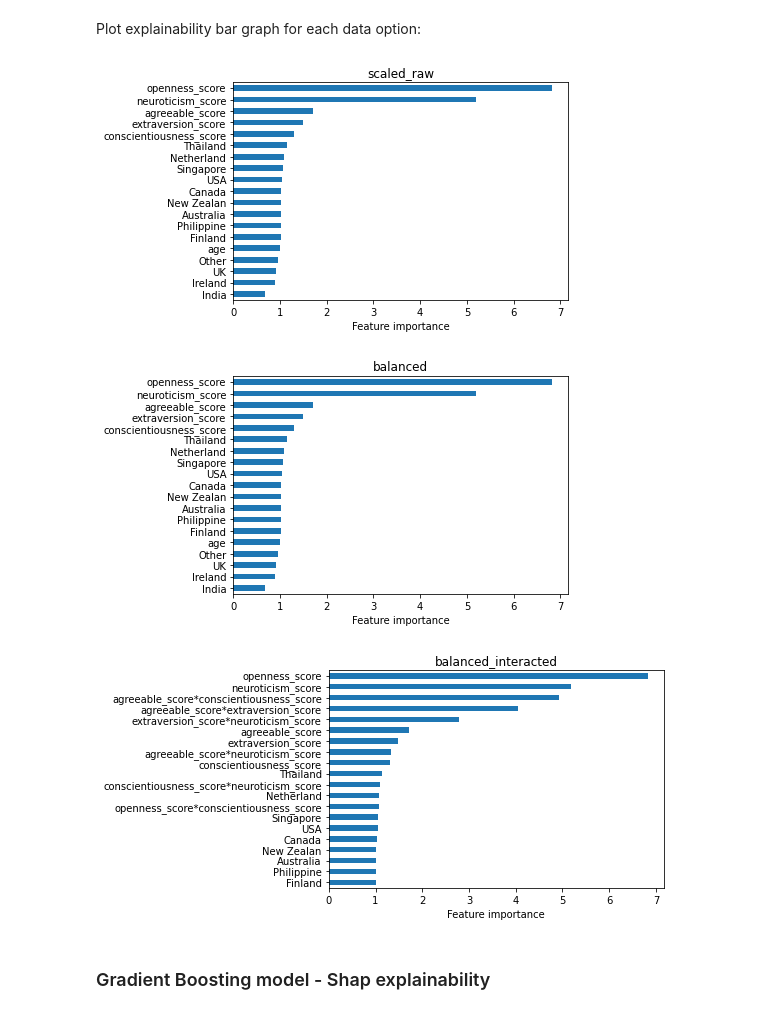
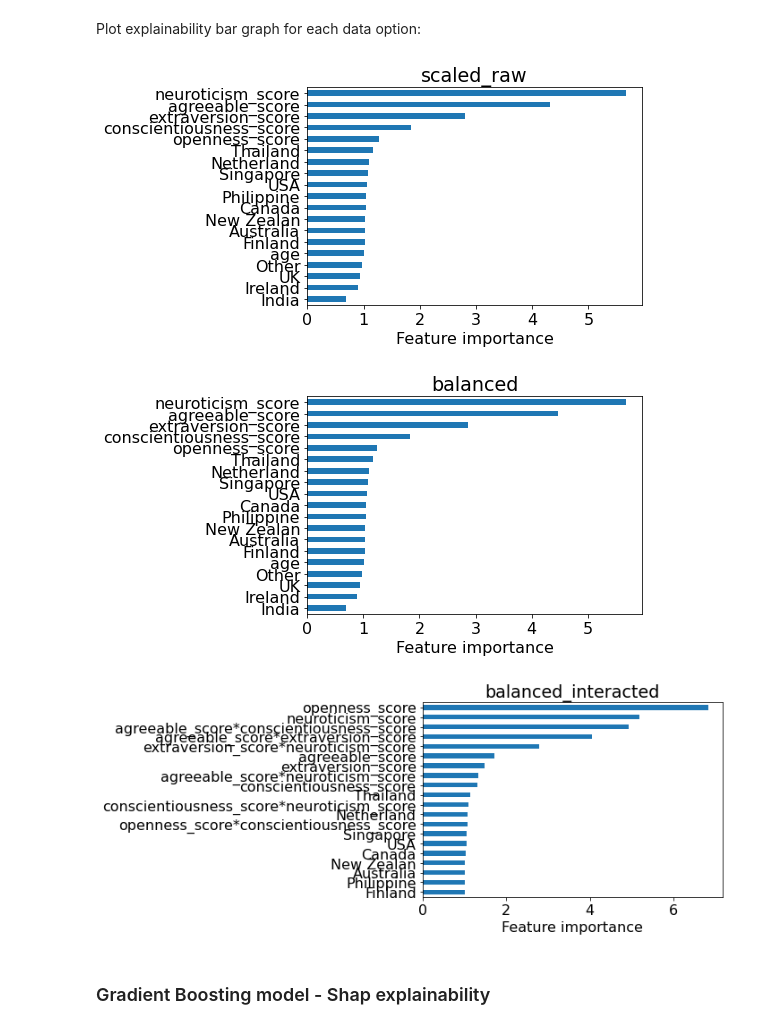
Before and after one commit to efratkohen/Big_five, a Jupyter notebook: final-draft.ipynb, the cells around one changed output. Drawn from its saved outputs; the diff is of its cells as text; code cells hidden in the pictures.

```diff
--- a/final-draft.ipynb
+++ b/final-draft.ipynb
@@ -729,26 +723,26 @@ The interacted features didn't improve the prediction significantly.
 Calaulate Logistic Regression explainability by odds ratio equation:
 $\frac{Odds_{X_{j+1}}}{Odds_{X_{j}}} = e^{β_{j}}$
 # %%
-def explainability_Logistic_Regression (coef: np.array, delta: float):
+def explainability_Logistic_Regression (delta: float, model):
     value = []
+    coef = model.coef_
     for i in range(coef.shape[1]):
-        value.append(exp(Lreg.coef_[0][i]*delta))
+        value.append(exp(model.coef_[0][i]*delta))
     return value
 # %% [markdown]
 Plot explainability bar graph for each data option:
 # %%
 for i in range(len(models_list)):
-    coef = models_list[i].coef_
-    Explainability = explainability_Logistic_Regression(coef, 0.3) #delta is positive - probability for femal
+    Explainability = explainability_Logistic_Regression(0.3, models_list[i]) #delta is positive - probability for femal
     Explainability_df = pd.Series(np.array(Explainability),  index=X_test_list[i].columns.to_list(), name='Explainability')
     _=Explainability_df.nlargest(20).sort_values().plot(kind='barh')
     plt.title(datasets_names[i])
     plt.xlabel("Feature importance")
     plt.show()
 # %% [output]
-[figure, old version]
+[figure, new version]
-[figure, old version]
+[figure, new version]
-[figure, old version]
+[figure, new version]
 # %% [markdown]
 ### Gradient Boosting model - Shap explainability
 # %% [markdown]
```
Also changed, not shown: parts of 6 cells of this notebook.
